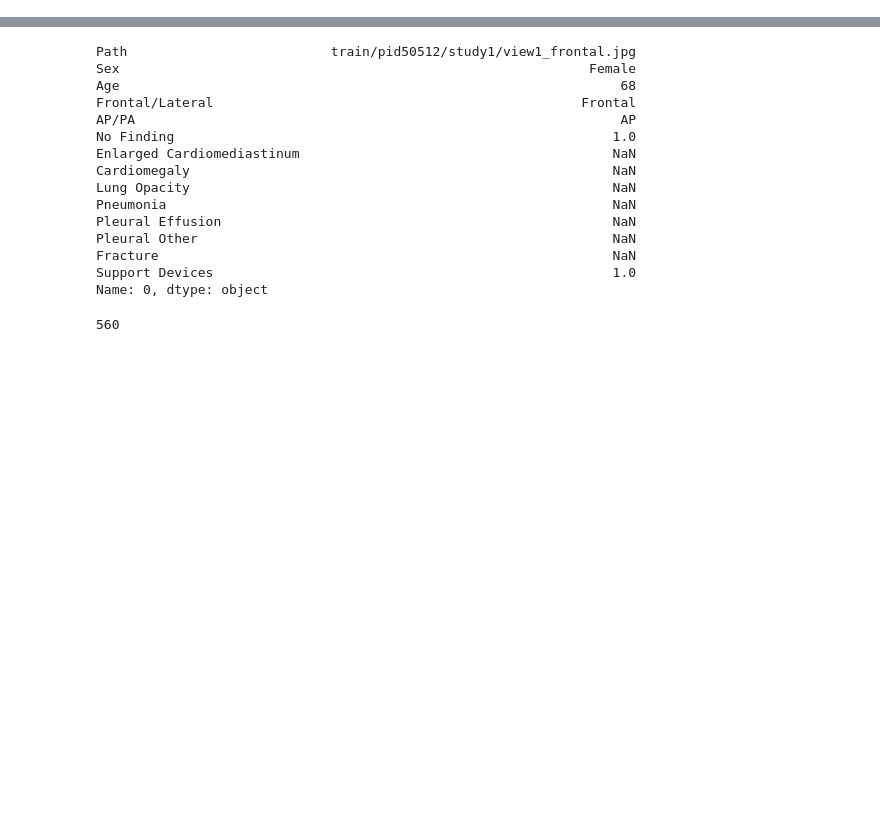
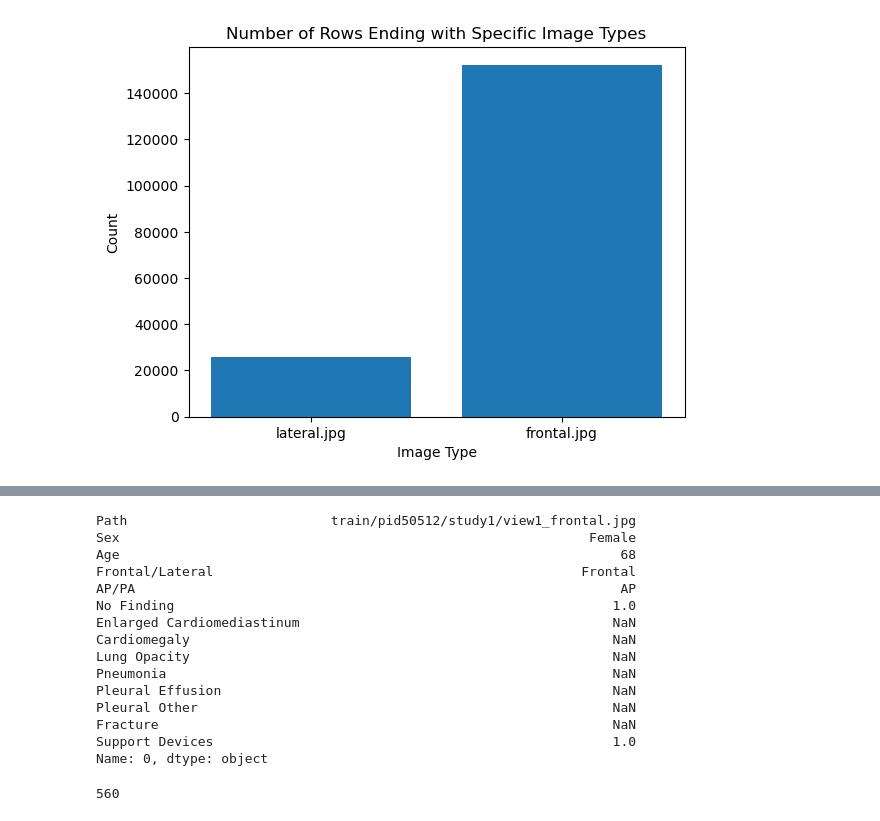
Before and after one commit to etmaca5/CS156b, a Jupyter notebook: data_analysis.ipynb, the cells around one changed output, grey strips where cells are left out. Drawn from its saved outputs; the diff is of its cells as text; code cells hidden in the pictures; blank space fills up the shorter version.

```diff
--- a/data_analysis.ipynb
+++ b/data_analysis.ipynb
@@ -32,0 +16,18 @@ labels
+# %%
+df = pd.read_csv("labels/labels.csv")
+
+# First, you would filter the 'path' column to count the occurrences:
+lateral_count = df['Path'].str.endswith('lateral.jpg').sum()
+frontal_count = df['Path'].str.endswith('frontal.jpg').sum()
+
+# Now, create a bar chart:
+labels = ['lateral.jpg', 'frontal.jpg']
+counts = [lateral_count, frontal_count]
+
+plt.bar(labels, counts)
+plt.xlabel('Image Type')
+plt.ylabel('Count')
+plt.title('Number of Rows Ending with Specific Image Types')
+plt.show()
+# %% [output]
+[figure, added]
```
Also changed, not shown: parts of 8 cells of this notebook, 11 other files.
